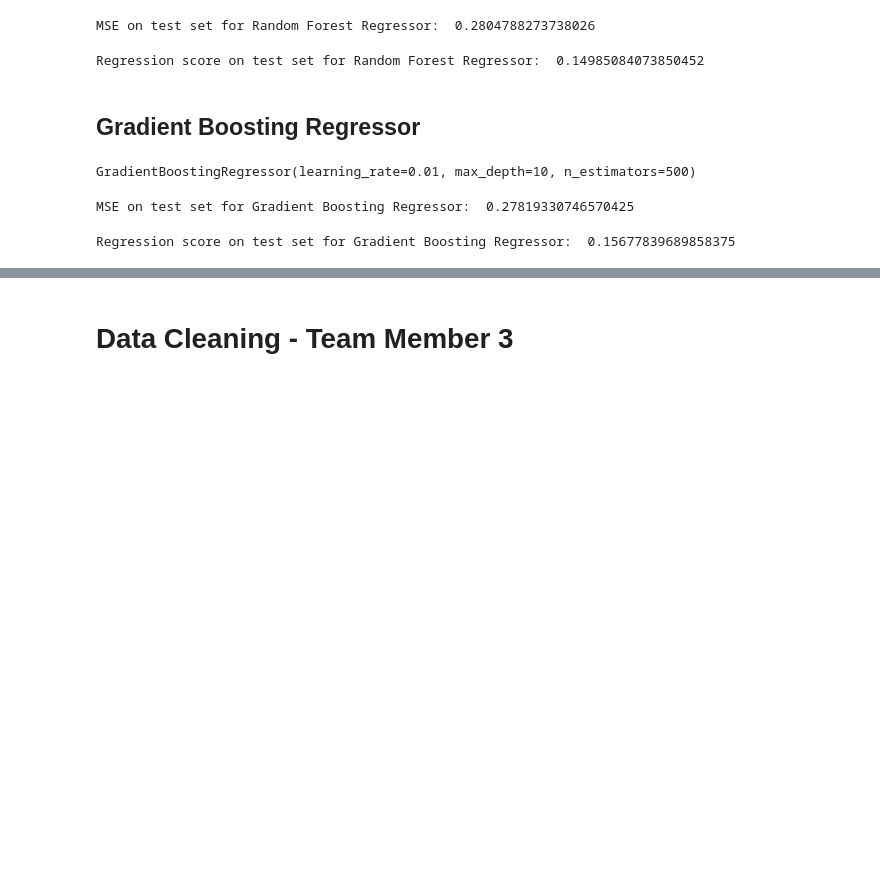
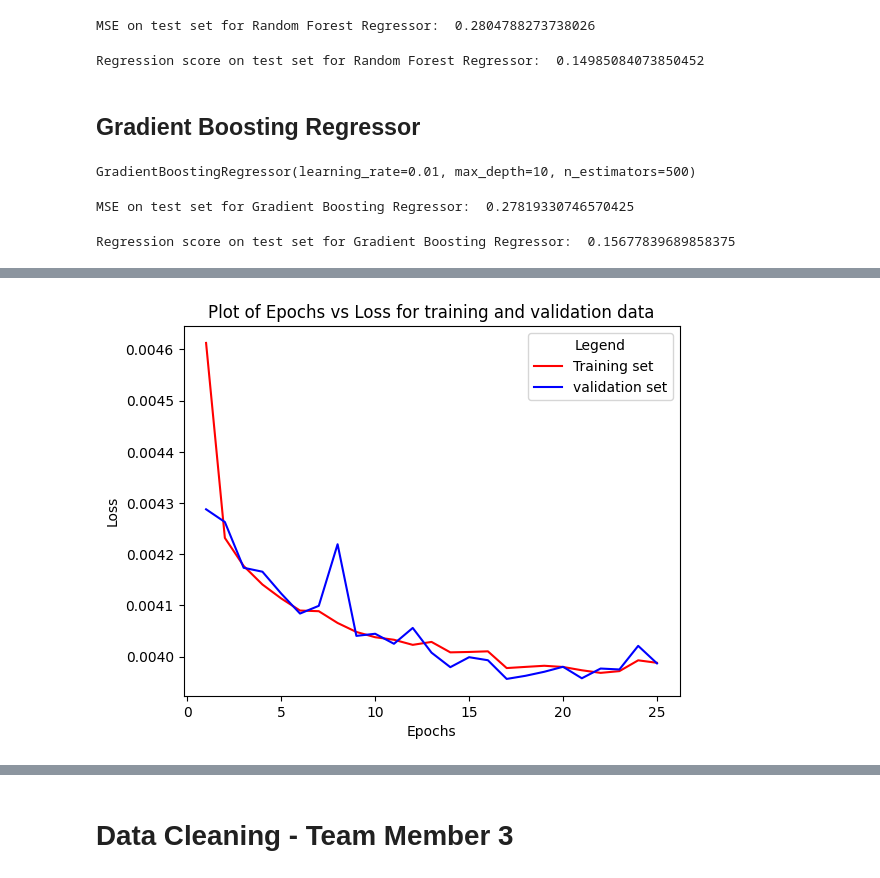
Before and after one commit to CS418/group-project-seven, a Jupyter notebook: team_seven_CS_418.ipynb, the cells around one changed output, grey strips where cells are left out. Drawn from its saved outputs; the diff is of its cells as text; code cells hidden in the pictures; blank space fills up the shorter version.

Commit message:
Added Neural network model for classification

```diff
--- a/team_seven_CS_418.ipynb
+++ b/team_seven_CS_418.ipynb
@@ -686,0 +712,4 @@ Regression score on test set for Gradient Boosting Regressor:  0.156778396898583
+# %%
+from sklearn.model_selection import train_test_split
+
+X_train, X_test, Y_train, Y_test = train_test_split(X_data, Y_data, random_state=1, test_size=0.2, stratify=Y_data)
@@ -686,0 +722,2 @@ Regression score on test set for Gradient Boosting Regressor:  0.156778396898583
+# %%
+Y_test = torch.from_numpy(OneHotEncoder().fit_transform(Y_test).toarray())
@@ -686,0 +735,14 @@ Regression score on test set for Gradient Boosting Regressor:  0.156778396898583
+# %%
+class Net(nn.Module):
+    def __init__(self):
+        super(Net, self).__init__()
+        self.fc1 = nn.Linear(16, 64)
+        self.fc2 = nn.Linear(64, 128)
+        self.fc3 = nn.Linear(128, 39)
+
+    def forward(self, x):
+        x = torch.flatten(x, 1)
+        x = F.relu(self.fc1(x))
+        x = F.relu(self.fc2(x))
+        x = self.fc3(x)
+        return x
@@ -686,0 +823,70 @@ Regression score on test set for Gradient Boosting Regressor:  0.156778396898583
+# %%
+torch.manual_seed(2021)
+train_batch_size = 512
+validation_batch_size = 512
+test_batch_size = 1
+learning_rate = 0.01
+
+training_length = int(0.85 * len(X_train))
+validation_length = len(X_train) - training_length
+
+X_train_tensor = torch.tensor(X_train[1:training_length].values).to(torch.float64)
+Y_train_tensor = torch.tensor(Y_train[1:training_length]).to(torch.float64)
+
+X_val_tensor = torch.tensor(X_train[training_length:].values).to(torch.float64)
+Y_val_tensor = torch.tensor(Y_train[training_length:]).to(torch.float64)
+
+X_test_tensor = torch.tensor(X_test.values).to(torch.float64)
+Y_test_tensor = torch.tensor(Y_test).to(torch.float64)
+
+device = torch.device('cuda:0' if torch.cuda.is_available() else 'cpu')
+
+model = Net().to(device)
+model = model.double()
+optimizer = optim.Adam(model.parameters(), lr=learning_rate, weight_decay=0)
+scheduler = StepLR(optimizer, step_size=8, gamma=0.8)
+
+training_loss = []
+training_accuracy = []
+validation_loss = []
+validation_accuracy = []
+test_loss = []
+test_accuracy = []
+
+start_time = time.time()
+for epoch in range(0, 25):
+    loss, accuracy = train_model(device, model, X_train_tensor, Y_train_tensor, optimizer, epoch + 1, train_batch_size)
+    training_loss.append(loss)
+    training_accuracy.append(accuracy)
+
+    loss, accuracy = validation_model(device, model, X_val_tensor, Y_val_tensor, validation_batch_size)
+    validation_loss.append(loss)
+    validation_accuracy.append(accuracy)
+
+    loss, accuracy = test_model(device, model, X_test_tensor, Y_test_tensor, test_batch_size)
+    test_loss.append(loss)
+    test_accuracy.append(accuracy)
+
+    scheduler.step()
+
+print('Training completed in {} seconds'.format(time.time() - start_time))
+
+%matplotlib inline
+plt.title('Plot of Epochs vs Loss for training and validation data')
+plt.xlabel('Epochs')
+plt.ylabel('Loss')
+plt.plot(list(range(1, len(training_loss) + 1)), training_loss, 'r', label='Training set')
+plt.plot(list(range(1, len(validation_loss) + 1)), validation_loss, 'b', label='validation set')
+plt.legend(title='Legend')
+plt.show()
+
+plt.title('Plot of Epochs vs Accuracy for training and validation data')
+plt.xlabel('Epochs')
+plt.ylabel('Accuracy')
+plt.plot(list(range(1, len(training_loss) + 1)), training_accuracy, 'r', label='Training set')
+plt.plot(list(range(1, len(validation_loss) + 1)), validation_accuracy, 'b', label='validation set')
+plt.legend(title='Legend')
+plt.show()
+
+torch.save(model.state_dict(), 'ML_Model.pt')
+# %% [output]
@@ -686,0 +910 @@ Regression score on test set for Gradient Boosting Regressor:  0.156778396898583
+[figure, added]
```
Also changed, not shown: parts of 12 cells of this notebook.
